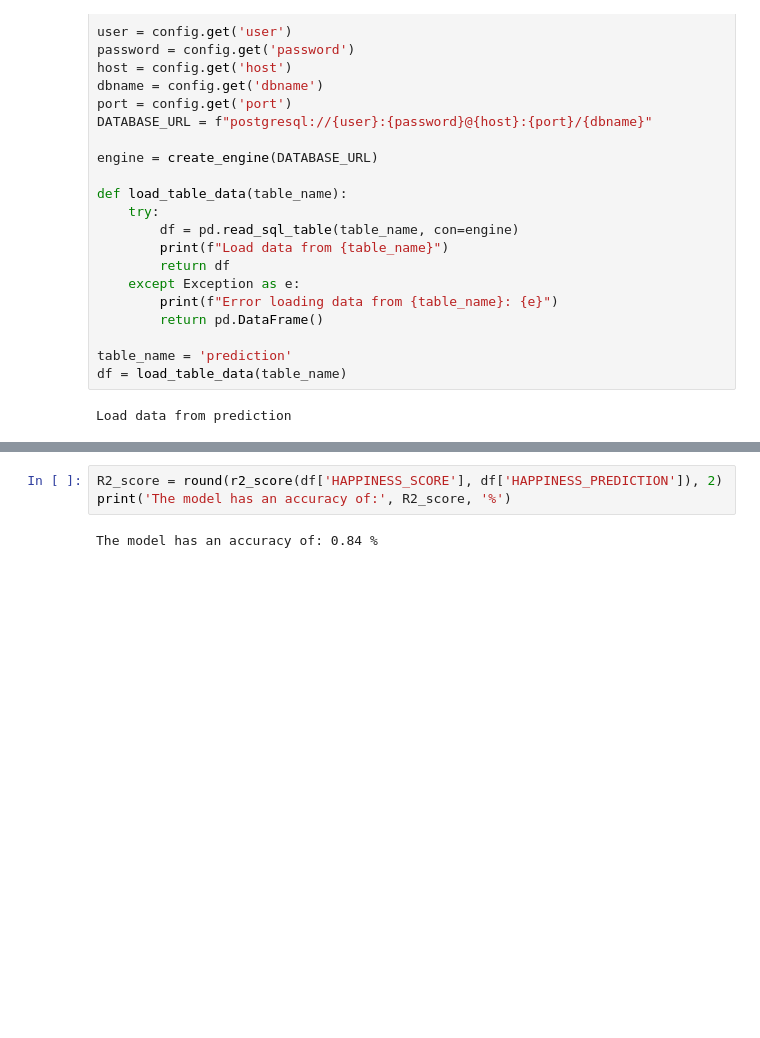
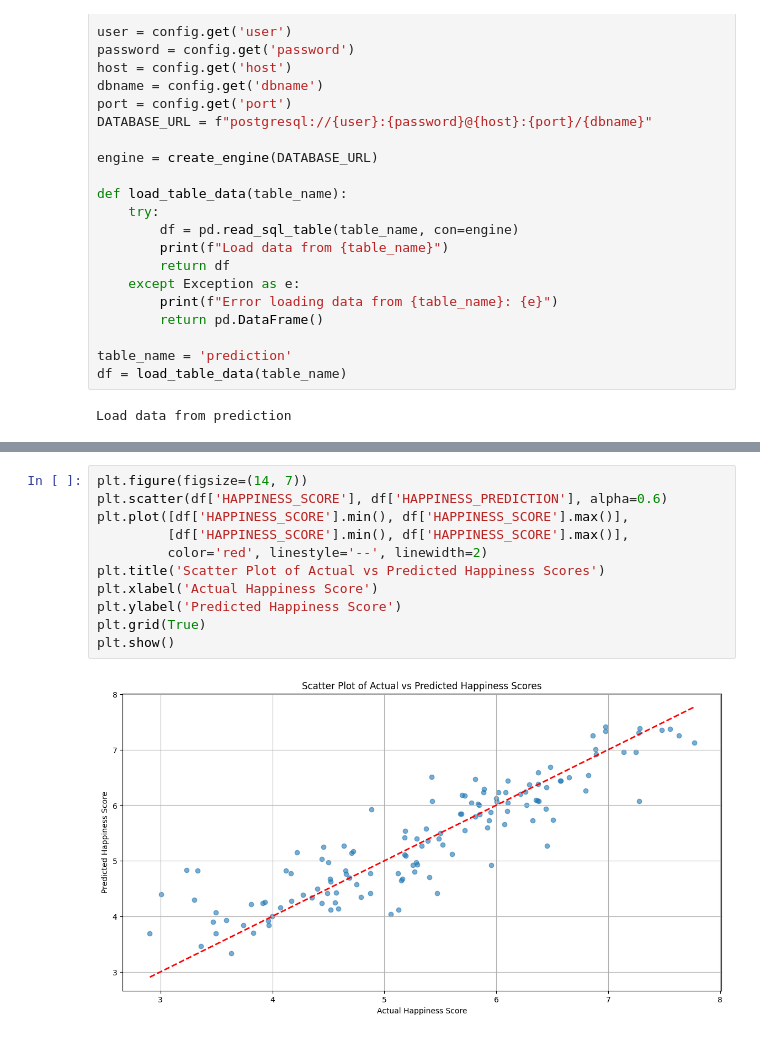
Before and after one commit to VanessaSuare/Workshop3, a Jupyter notebook: notebooks/EDA_003.ipynb, the cells around one changed output, grey strips where cells are left out. Cells and saved outputs as stored; diff of their text form; blank space fills up the shorter version.

```diff
--- a/notebooks/EDA_003.ipynb
+++ b/notebooks/EDA_003.ipynb
@@ -56,5 +56,13 @@ plt.show()
-# %%
-R2_score = round(r2_score(df['HAPPINESS_SCORE'], df['HAPPINESS_PREDICTION']), 2)
-print('The model has an accuracy of:', R2_score, '%')
-# %% [output]
-The model has an accuracy of: 0.84 %
+# %%
+plt.figure(figsize=(14, 7))
+plt.scatter(df['HAPPINESS_SCORE'], df['HAPPINESS_PREDICTION'], alpha=0.6)
+plt.plot([df['HAPPINESS_SCORE'].min(), df['HAPPINESS_SCORE'].max()],
+         [df['HAPPINESS_SCORE'].min(), df['HAPPINESS_SCORE'].max()],
+         color='red', linestyle='--', linewidth=2)
+plt.title('Scatter Plot of Actual vs Predicted Happiness Scores')
+plt.xlabel('Actual Happiness Score')
+plt.ylabel('Predicted Happiness Score')
+plt.grid(True)
+plt.show()
+# %% [output]
+[figure, added]
```
Also changed, not shown: parts of 5 cells of this notebook, 1 other file.
